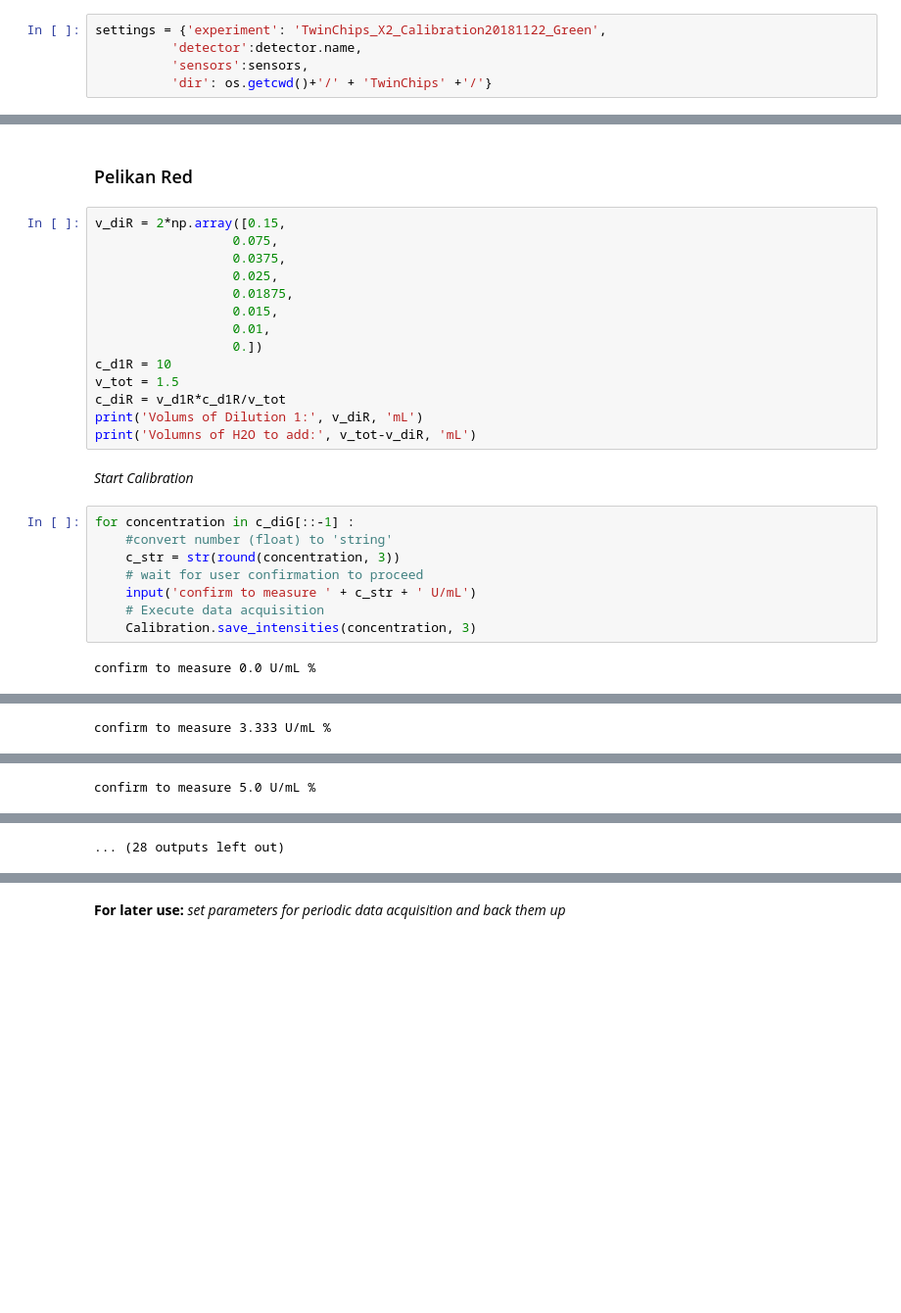
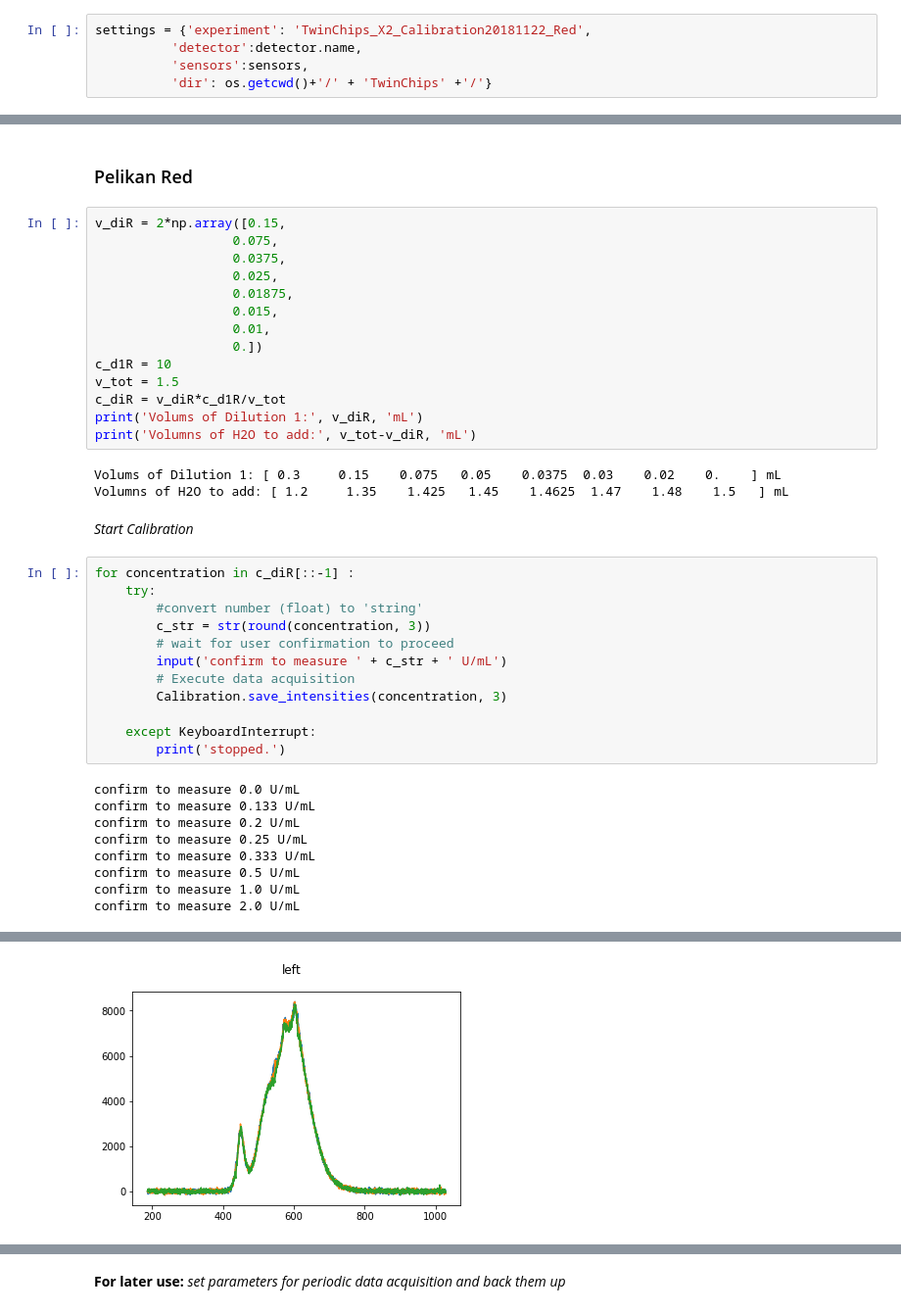
Before and after one commit to photonicsCNM/PythonLab, a Jupyter notebook: Measurement/Spectra Acquisition.ipynb, the cells around one changed output, grey strips where cells are left out. Shown: that part at 98% size. Saved outputs shown, nothing was run; the diff lists cells and outputs as text; blank space fills up the shorter version.

```diff
--- a/Measurement/Spectra Acquisition.ipynb
+++ b/Measurement/Spectra Acquisition.ipynb
@@ -43,7 +52,7 @@ sensors = {'left':
 # %% [markdown]
 *Summarize settings to pass to Measurement instance*
 # %%
-settings = {'experiment': 'TwinChips_X2_Calibration20181122_Green',
+settings = {'experiment': 'TwinChips_X2_Calibration20181122_Red',
           'detector':detector.name,
           'sensors':sensors,
           'dir': os.getcwd()+'/' + 'TwinChips' +'/'}
@@ -103,18 +112,32 @@ v_diR = 2*np.array([0.15,
                   0.])
 c_d1R = 10
 v_tot = 1.5
-c_diR = v_d1R*c_d1R/v_tot
+c_diR = v_diR*c_d1R/v_tot
 print('Volums of Dilution 1:', v_diR, 'mL')
 print('Volumns of H2O to add:', v_tot-v_diR, 'mL')
+# %% [output]
+Volums of Dilution 1: [ 0.3     0.15    0.075   0.05    0.0375  0.03    0.02    0.    ] mL
+Volumns of H2O to add: [ 1.2     1.35    1.425   1.45    1.4625  1.47    1.48    1.5   ] mL
 # %% [markdown]
 *Start Calibration*
 # %%
-for concentration in c_diG[::-1] :
-    #convert number (float) to 'string'
-    c_str = str(round(concentration, 3))
-    # wait for user confirmation to proceed
-    input('confirm to measure ' + c_str + ' U/mL')
-    # Execute data acquisition
-    Calibration.save_intensities(concentration, 3)
+for concentration in c_diR[::-1] :
+    try:
+        #convert number (float) to 'string'
+        c_str = str(round(concentration, 3))
+        # wait for user confirmation to proceed
+        input('confirm to measure ' + c_str + ' U/mL')
+        # Execute data acquisition
+        Calibration.save_intensities(concentration, 3)
+
+    except KeyboardInterrupt:
+        print('stopped.')
 # %% [output]
-confirm to measure 0.0 U/mL %
+confirm to measure 0.0 U/mL
+confirm to measure 0.133 U/mL
+confirm to measure 0.2 U/mL
+confirm to measure 0.25 U/mL
+confirm to measure 0.333 U/mL
+confirm to measure 0.5 U/mL
+confirm to measure 1.0 U/mL
+confirm to measure 2.0 U/mL
@@ -125 +143,0 @@ confirm to measure 0.0 U/mL %
-confirm to measure 3.333 U/mL %
@@ -130 +143,0 @@ confirm to measure 3.333 U/mL %
-confirm to measure 5.0 U/mL %
@@ -132 +144 @@ confirm to measure 5.0 U/mL %
-... (28 outputs left out)
+[figure, added]
```
Also changed, not shown: parts of 2 cells of this notebook, 19 other files.
